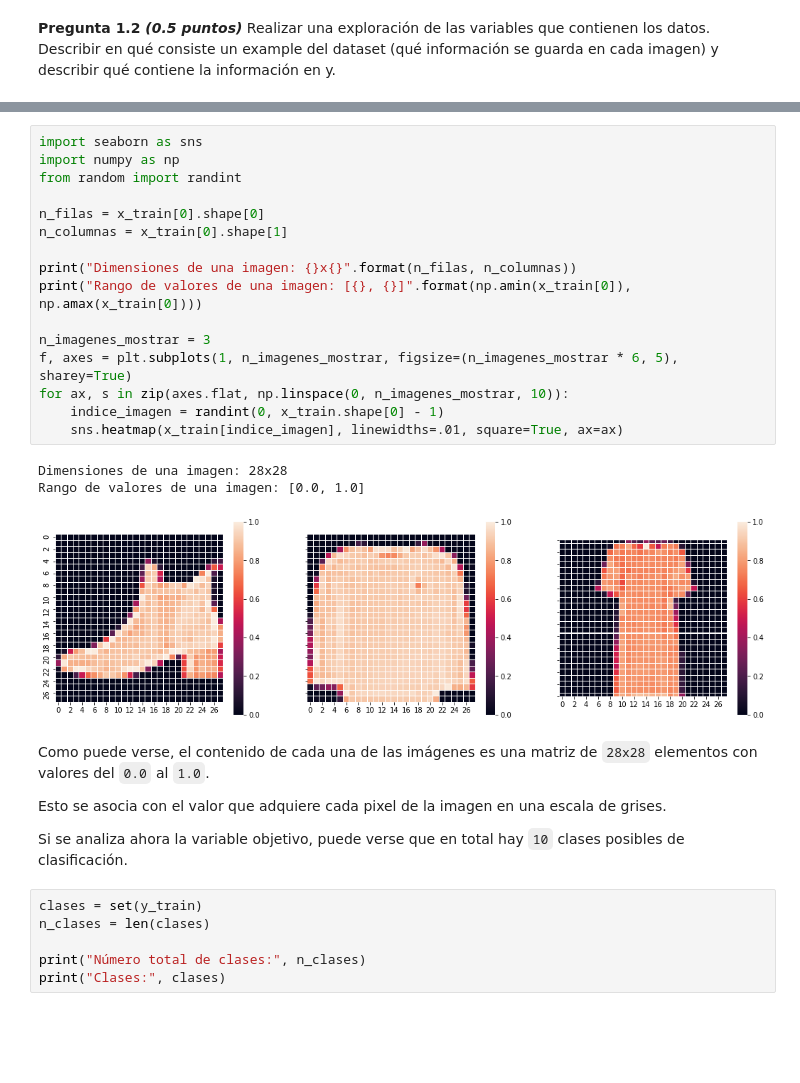
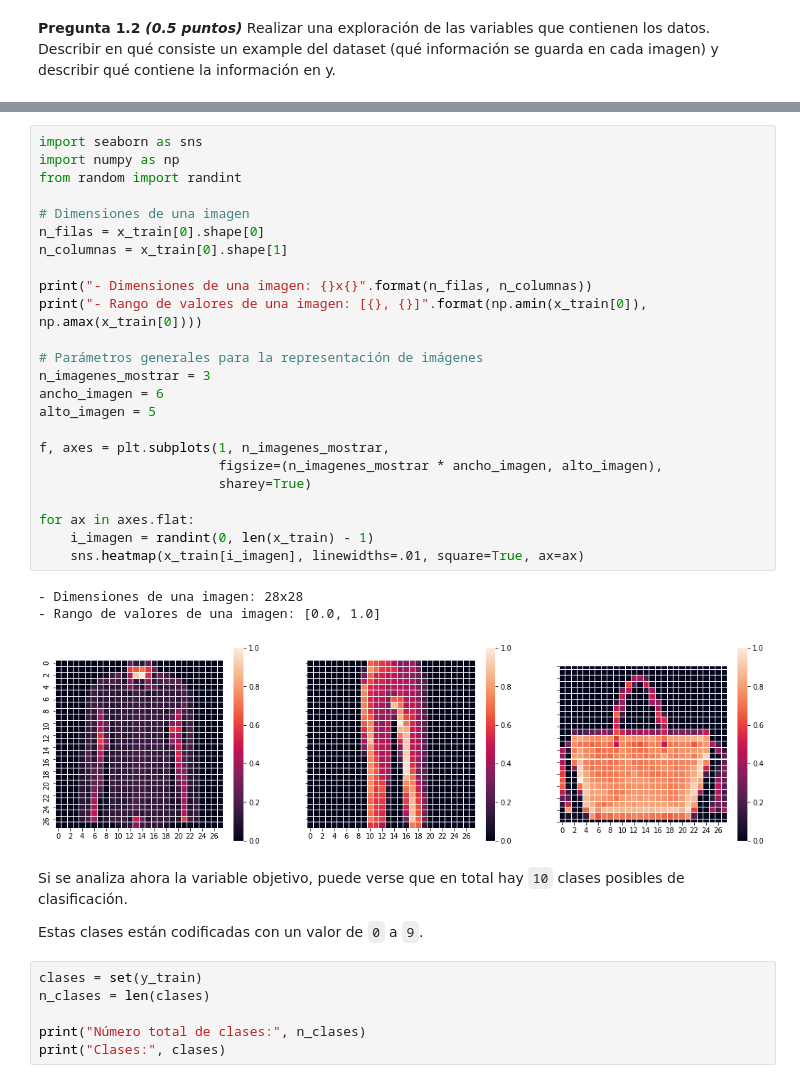
Before and after one commit to cdalvaro/unir-sistemas-cognitivos-artificiales, a Jupyter notebook: Activities/Activity1/Actividad1_CarlosDavid_AlvaroYunta.ipynb, the cells around one changed output, grey strips where cells are left out. Saved outputs shown, nothing was run; the diff lists cells and outputs as text; blank space fills up the shorter version.

```diff
--- a/Activities/Activity1/Actividad1_CarlosDavid_AlvaroYunta.ipynb
+++ b/Activities/Activity1/Actividad1_CarlosDavid_AlvaroYunta.ipynb
@@ -66,29 +70,35 @@ Como se ha podido comprobar antes, cada una de las imágenes del dataset (tanto
 # %%
 import seaborn as sns
 import numpy as np
 from random import randint
 
+# Dimensiones de una imagen
 n_filas = x_train[0].shape[0]
 n_columnas = x_train[0].shape[1]
 
-print("Dimensiones de una imagen: {}x{}".format(n_filas, n_columnas))
-print("Rango de valores de una imagen: [{}, {}]".format(np.amin(x_train[0]), np.amax(x_train[0])))
+print("- Dimensiones de una imagen: {}x{}".format(n_filas, n_columnas))
+print("- Rango de valores de una imagen: [{}, {}]".format(np.amin(x_train[0]), np.amax(x_train[0])))
 
+# Parámetros generales para la representación de imágenes
 n_imagenes_mostrar = 3
-f, axes = plt.subplots(1, n_imagenes_mostrar, figsize=(n_imagenes_mostrar * 6, 5), sharey=True)
-for ax, s in zip(axes.flat, np.linspace(0, n_imagenes_mostrar, 10)):
-    indice_imagen = randint(0, x_train.shape[0] - 1)
-    sns.heatmap(x_train[indice_imagen], linewidths=.01, square=True, ax=ax)
+ancho_imagen = 6
+alto_imagen = 5
+
+f, axes = plt.subplots(1, n_imagenes_mostrar,
+                       figsize=(n_imagenes_mostrar * ancho_imagen, alto_imagen),
+                       sharey=True)
+
+for ax in axes.flat:
+    i_imagen = randint(0, len(x_train) - 1)
+    sns.heatmap(x_train[i_imagen], linewidths=.01, square=True, ax=ax)
 # %% [output]
-Dimensiones de una imagen: 28x28
-Rango de valores de una imagen: [0.0, 1.0]
+- Dimensiones de una imagen: 28x28
+- Rango de valores de una imagen: [0.0, 1.0]
-[figure, old version]
+[figure, new version]
-# %% [markdown]
-Como puede verse, el contenido de cada una de las imágenes es una matriz de `28x28` elementos con valores del `0.0` al `1.0`.
-
-Esto se asocia con el valor que adquiere cada pixel de la imagen en una escala de grises.
-
-Si se analiza ahora la variable objetivo, puede verse que en total hay `10` clases posibles de clasificación.
+# %% [markdown]
+Si se analiza ahora la variable objetivo, puede verse que en total hay `10` clases posibles de clasificación.
+
+Estas clases están codificadas con un valor de `0` a `9`.
 # %%
 clases = set(y_train)
 n_clases = len(clases)
```
Also changed, not shown: parts of 9 cells of this notebook.
